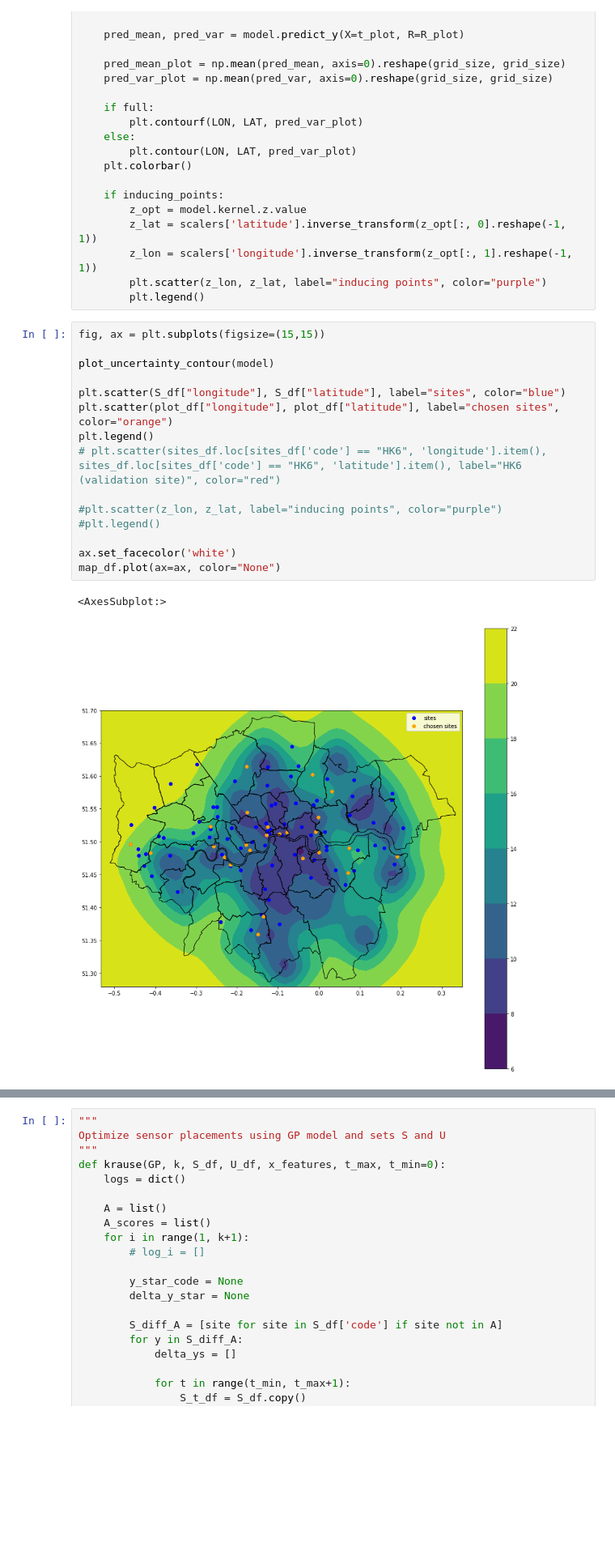
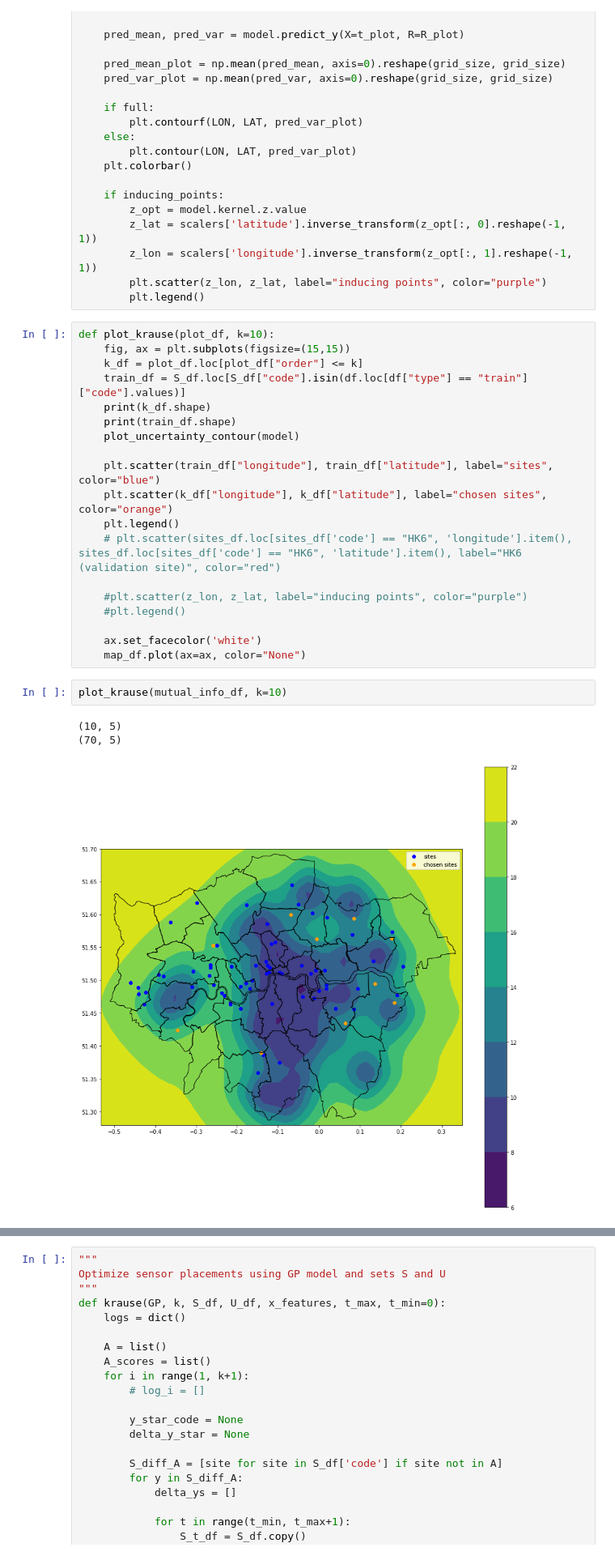
Before and after one commit to bikeclub51/london-aq, a Jupyter notebook: code/optimization/krause.ipynb, the cells around one changed output, grey strips where cells are left out. Shown: that part at 81% size. Cells and saved outputs as stored; diff of their text form; blank space fills up the shorter version.

```diff
--- a/code/optimization/krause.ipynb
+++ b/code/optimization/krause.ipynb
@@ -235,21 +258,28 @@ def plot_uncertainty_contour(model, inducing_points=False, full=True, grid_size=
         z_lon = scalers['longitude'].inverse_transform(z_opt[:, 1].reshape(-1, 1))
         plt.scatter(z_lon, z_lat, label="inducing points", color="purple")
         plt.legend()
-# %%
-fig, ax = plt.subplots(figsize=(15,15))
-
-plot_uncertainty_contour(model)
-
-plt.scatter(S_df["longitude"], S_df["latitude"], label="sites", color="blue")
-plt.scatter(plot_df["longitude"], plot_df["latitude"], label="chosen sites", color="orange")
-plt.legend()
-# plt.scatter(sites_df.loc[sites_df['code'] == "HK6", 'longitude'].item(), sites_df.loc[sites_df['code'] == "HK6", 'latitude'].item(), label="HK6 (validation site)", color="red")
-
-#plt.scatter(z_lon, z_lat, label="inducing points", color="purple")
-#plt.legend()
-
-ax.set_facecolor('white')
-map_df.plot(ax=ax, color="None")
-# %% [output]
-<AxesSubplot:>
-[figure, removed]
+# %%
+def plot_krause(plot_df, k=10):
+    fig, ax = plt.subplots(figsize=(15,15))
+    k_df = plot_df.loc[plot_df["order"] <= k]
+    train_df = S_df.loc[S_df["code"].isin(df.loc[df["type"] == "train"]["code"].values)]
+    print(k_df.shape)
+    print(train_df.shape)
+    plot_uncertainty_contour(model)
+
+    plt.scatter(train_df["longitude"], train_df["latitude"], label="sites", color="blue")
+    plt.scatter(k_df["longitude"], k_df["latitude"], label="chosen sites", color="orange")
+    plt.legend()
+    # plt.scatter(sites_df.loc[sites_df['code'] == "HK6", 'longitude'].item(), sites_df.loc[sites_df['code'] == "HK6", 'latitude'].item(), label="HK6 (validation site)", color="red")
+
+    #plt.scatter(z_lon, z_lat, label="inducing points", color="purple")
+    #plt.legend()
+
+    ax.set_facecolor('white')
+    map_df.plot(ax=ax, color="None")
+# %%
+plot_krause(mutual_info_df, k=10)
+# %% [output]
+(10, 5)
+(70, 5)
+[figure, added]
```
Also changed, not shown: parts of 16 cells of this notebook, 3 other files.
